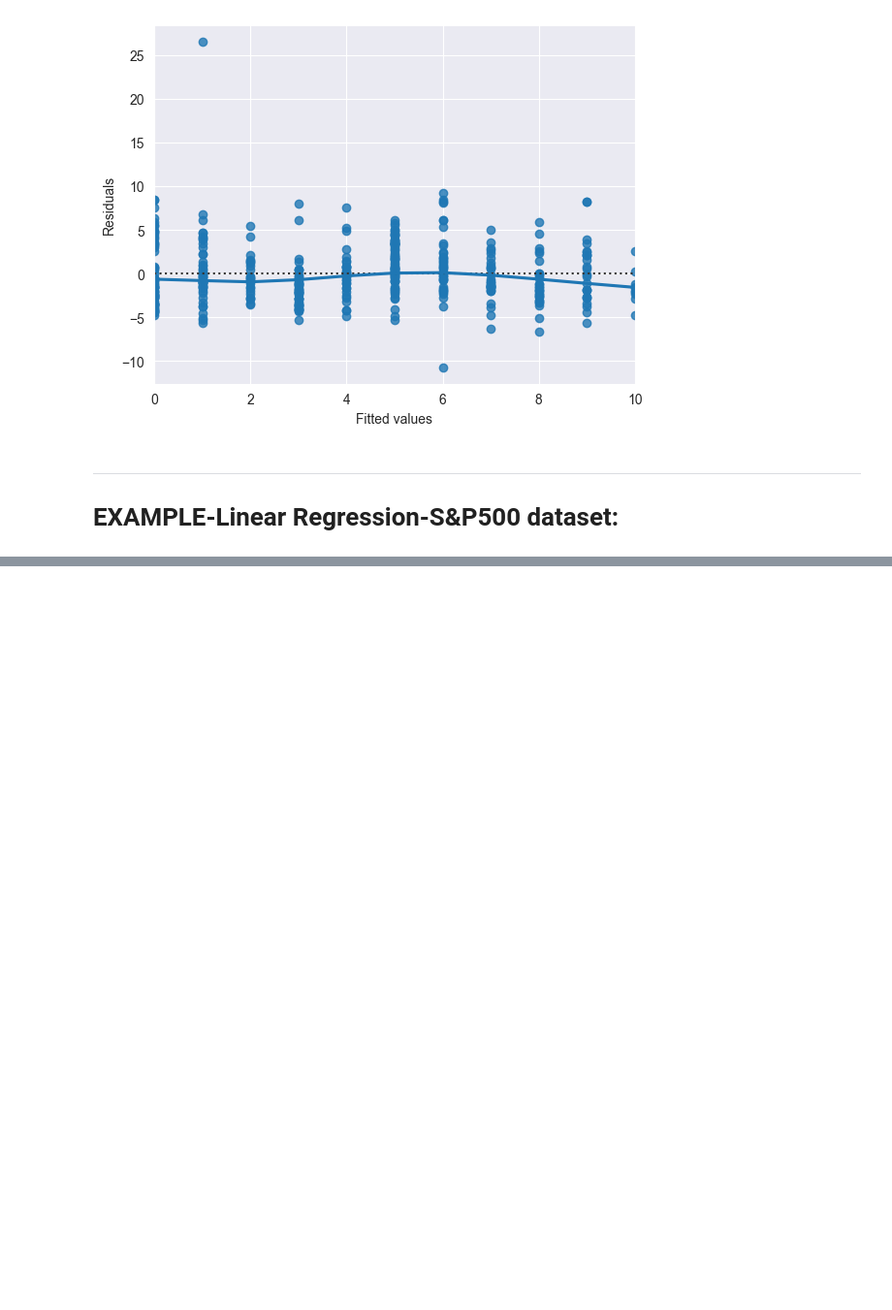
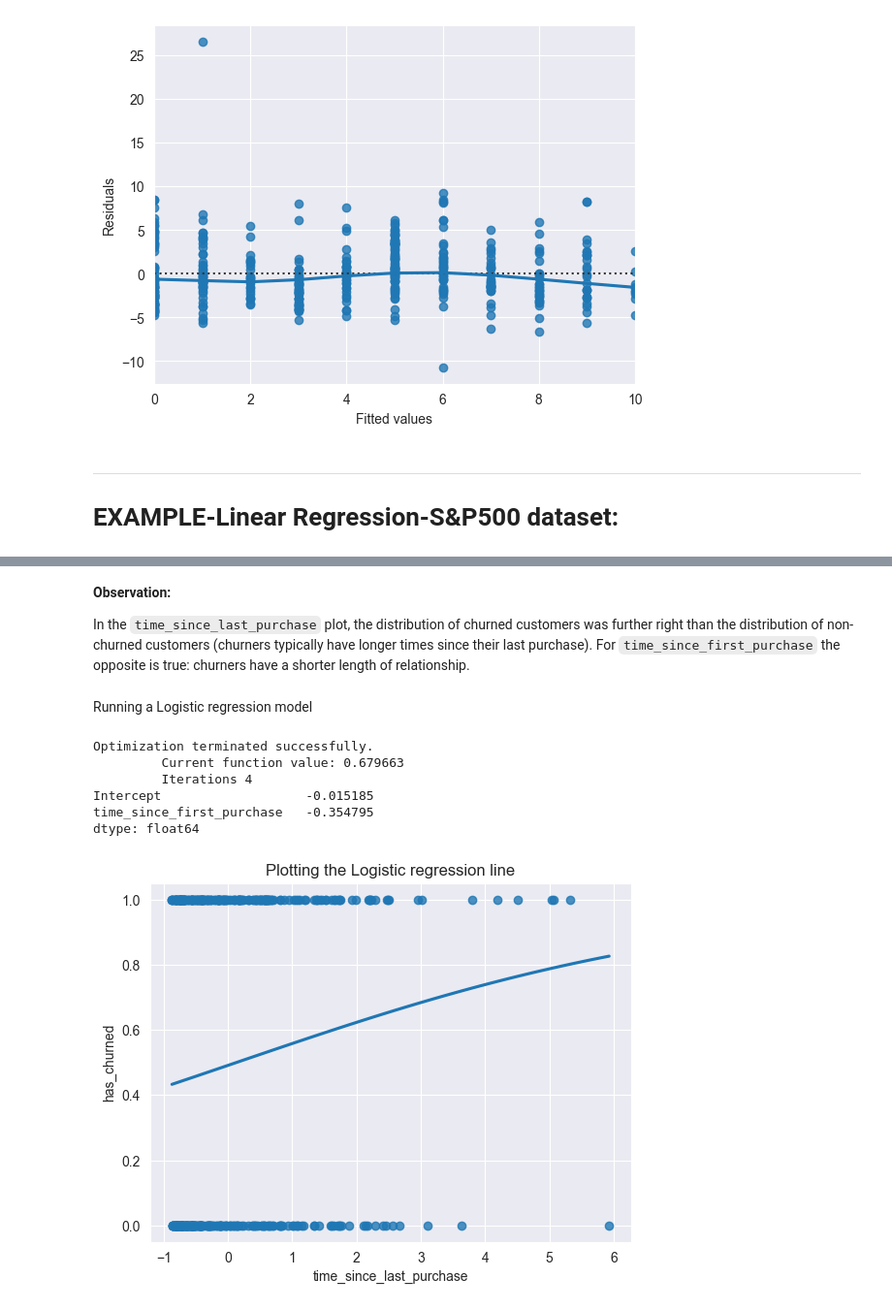
Before and after one commit to abhijeet-bhambere/python-ml-trail, a Jupyter notebook: regression-basics.ipynb, the cells around one changed output, grey strips where cells are left out. Shown at 97% size. Cells and saved outputs as stored; diff of their text form; code cells hidden in the pictures; blank space fills up the shorter version.

```diff
--- a/regression-basics.ipynb
+++ b/regression-basics.ipynb
@@ -1168,0 +1196,28 @@ ____
+# %% [markdown]
+**Observation:**
+
+In the `time_since_last_purchase` plot, the distribution of churned customers was further right than the distribution of non-churned customers (churners typically have longer times since their last purchase). For `time_since_first_purchase` the opposite is true: churners have a shorter length of relationship.
+# %% [markdown]
+Running a Logistic regression model
+# %%
+# Import logit
+from statsmodels.formula.api import logit
+
+# Fit a logistic regression of churn vs. length of relationship using the churn dataset
+mdl_churn_vs_relationship = logit("has_churned ~ time_since_first_purchase", data= churn_df).fit()
+
+# Print the parameters of the fitted model
+print(mdl_churn_vs_relationship.params)
+# %% [output]
+Optimization terminated successfully.
+         Current function value: 0.679663
+         Iterations 4
+Intercept                   -0.015185
+time_since_first_purchase   -0.354795
+dtype: float64
+# %%
+sns.regplot(x="time_since_last_purchase", y="has_churned", data=churn_df, ci=None, logistic=True)
+plt.title("Plotting the Logistic regression line")
+plt.show()
+# %% [output]
+[figure, added]
```
Also changed, not shown: parts of 19 cells of this notebook.
